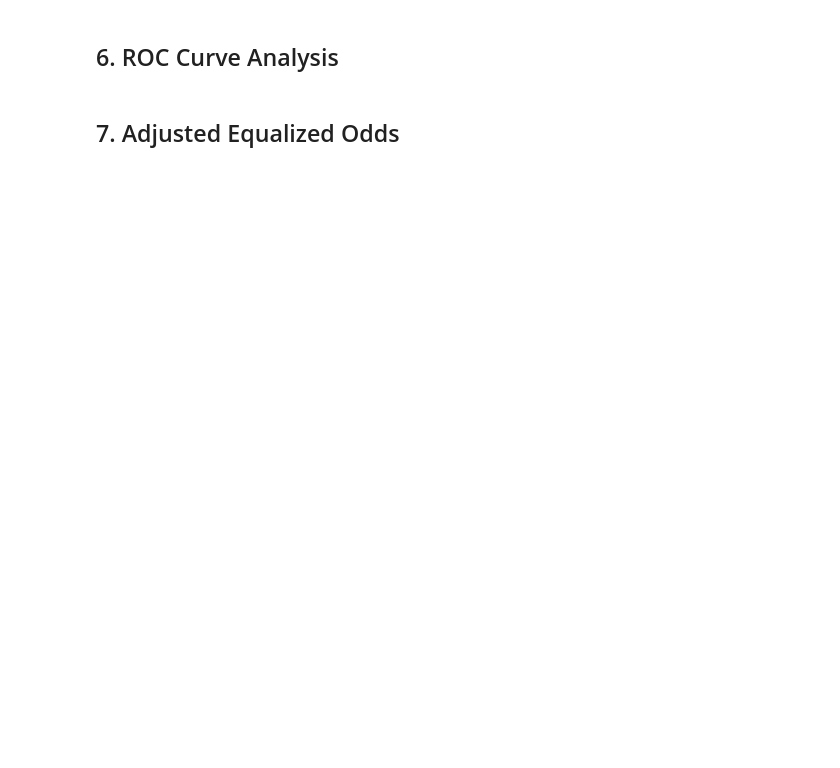
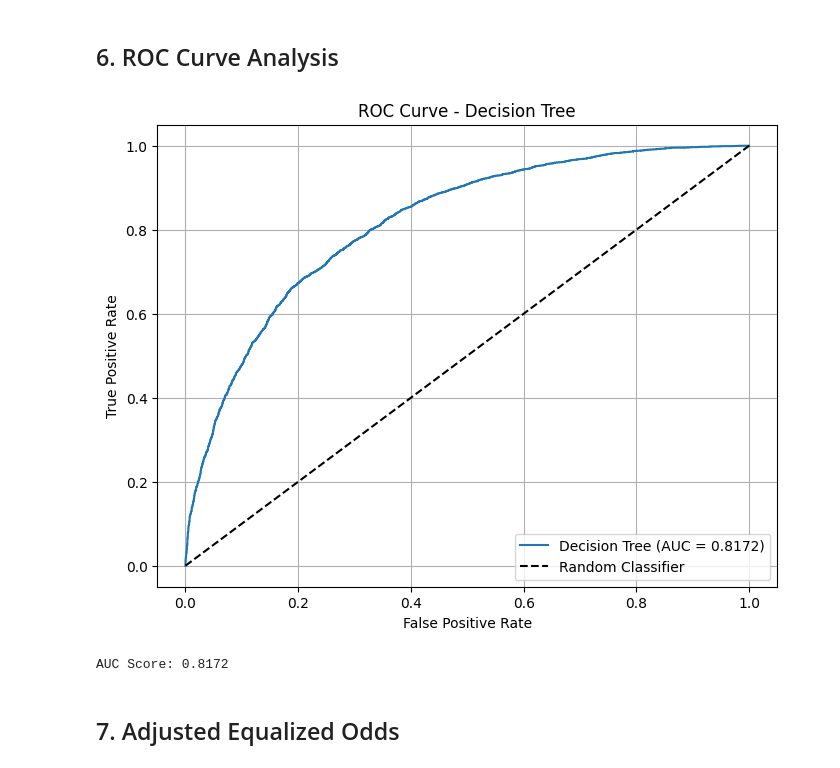
Before and after one commit to nikhilr2907/automated_interview_screening, a Jupyter notebook: src/logistic_regression.ipynb, the cells around one changed output. Drawn from its saved outputs; the diff is of its cells as text; code cells hidden in the pictures; blank space fills up the shorter version.

Commit message:
fix: some changes but need to revert to loop based training for proper validation set usage

```diff
--- a/src/logistic_regression.ipynb
+++ b/src/logistic_regression.ipynb
@@ -28,0 +53,20 @@ Training Shape: (30000, 6)
+# %%
+
+# Load Data
+train_df = pd.read_csv('../data/train.csv')
+val_df = pd.read_csv('../data/val.csv')
+test_df = pd.read_csv('../data/test.csv')
+
+# Configuration: Toggle between weighted and unweighted training
+USE_WEIGHTED = True  # Set to False for unweighted training
+
+columns_to_drop = ["Hours_Per_Week", "Marital_Status", "Relationship"]
+protected_characteristics = ["Sex", "Race", "Age", "Place_Of_Birth"]
+target = 'prior_hiring_decision'
+
+# Drop columns_to_drop
+for df in [train_df, val_df, test_df]:
+    df.drop(columns=columns_to_drop, inplace=True)
+
+print(f"Training mode: {'WEIGHTED' if USE_WEIGHTED else 'UNWEIGHTED'}")
+print("Training Shape:", train_df.shape)
@@ -234,22 +279,26 @@ print("\nEqualized Odds:", fairness_results['equalized_odds'])
 ## 6. ROC Curve Analysis
 # %%
 from sklearn.metrics import roc_curve, roc_auc_score
+import matplotlib.pyplot as plt
 
-y_proba = best_clf.predict_proba(X_val_processed)[:, 1]
+y_proba = best_pipe.predict_proba(X_val)[:, 1]
 fpr, tpr, thresholds = roc_curve(y_val, y_proba)
 auc_score = roc_auc_score(y_val, y_proba)
 
 plt.figure(figsize=(8, 6))
-plt.plot(fpr, tpr, label=f'Logistic Regression (AUC = {auc_score:.4f})')
+plt.plot(fpr, tpr, label=f'Decision Tree (AUC = {auc_score:.4f})')
 plt.plot([0, 1], [0, 1], 'k--', label='Random Classifier')
 plt.xlabel('False Positive Rate')
 plt.ylabel('True Positive Rate')
-plt.title('ROC Curve - Logistic Regression')
+plt.title('ROC Curve - Decision Tree')
 plt.legend(loc='lower right')
 plt.grid(True)
 plt.show()
 
 print(f"AUC Score: {auc_score:.4f}")
+# %% [output]
+[figure, added]
+AUC Score: 0.8172
 # %% [markdown]
 ## 7. Adjusted Equalized Odds
 # %%
```
Also changed, not shown: parts of 16 cells of this notebook, 2 other files.
